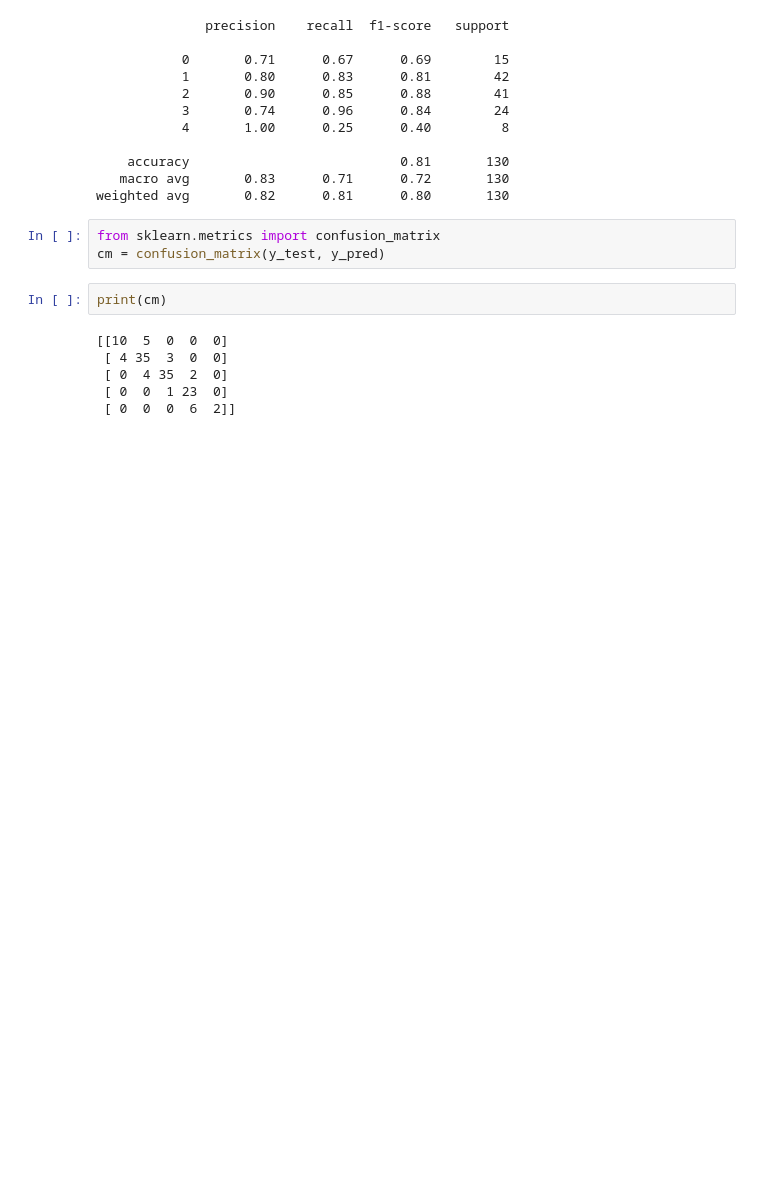
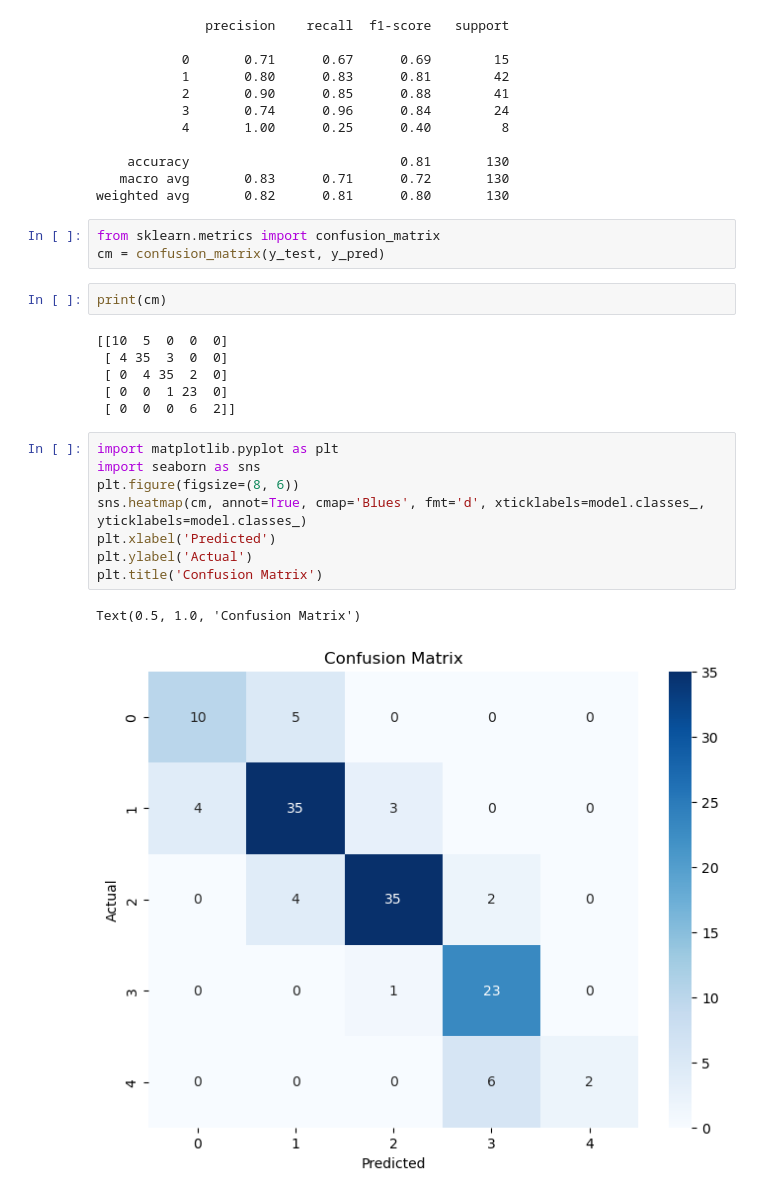
Before and after one commit to pryanz/student-performance-prediction, a Jupyter notebook: student-performance-prediction.ipynb, the cells around one changed output. Saved outputs shown, nothing was run; the diff lists cells and outputs as text; blank space fills up the shorter version.

Commit message:
add confusion matrix heatmap using seaborn

```diff
--- a/student-performance-prediction.ipynb
+++ b/student-performance-prediction.ipynb
@@ -104,3 +104,14 @@ print(cm)
  [ 0  4 35  2  0]
  [ 0  0  1 23  0]
  [ 0  0  0  6  2]]
+# %%
+import matplotlib.pyplot as plt
+import seaborn as sns
+plt.figure(figsize=(8, 6))
+sns.heatmap(cm, annot=True, cmap='Blues', fmt='d', xticklabels=model.classes_, yticklabels=model.classes_)
+plt.xlabel('Predicted')
+plt.ylabel('Actual')
+plt.title('Confusion Matrix')
+# %% [output]
+Text(0.5, 1.0, 'Confusion Matrix')
+[figure, added]
```
